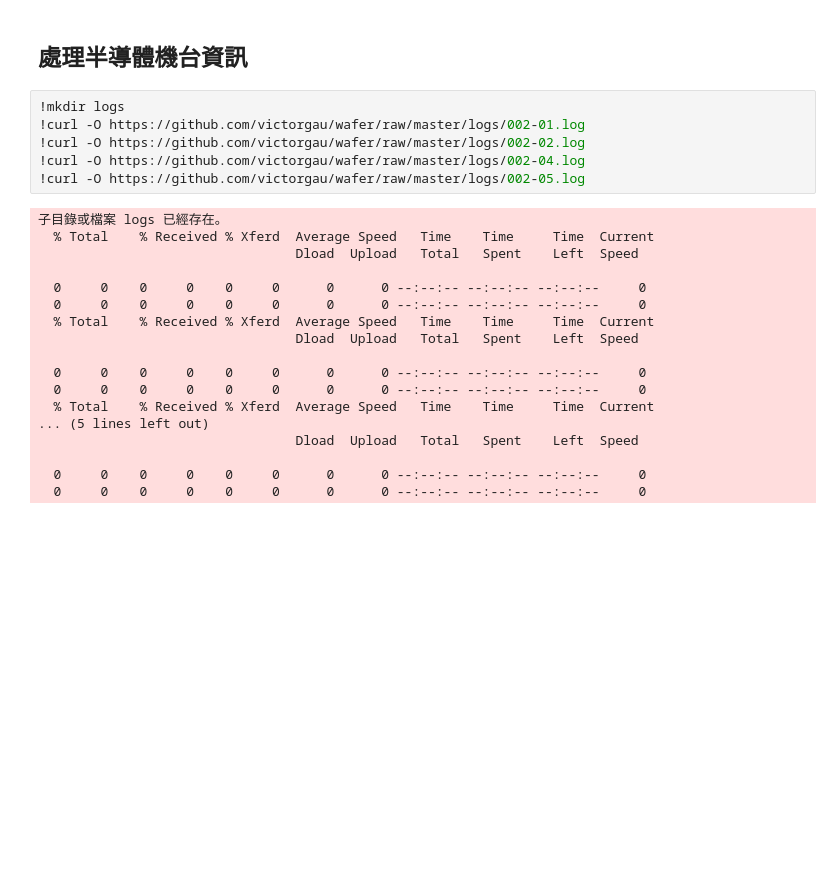
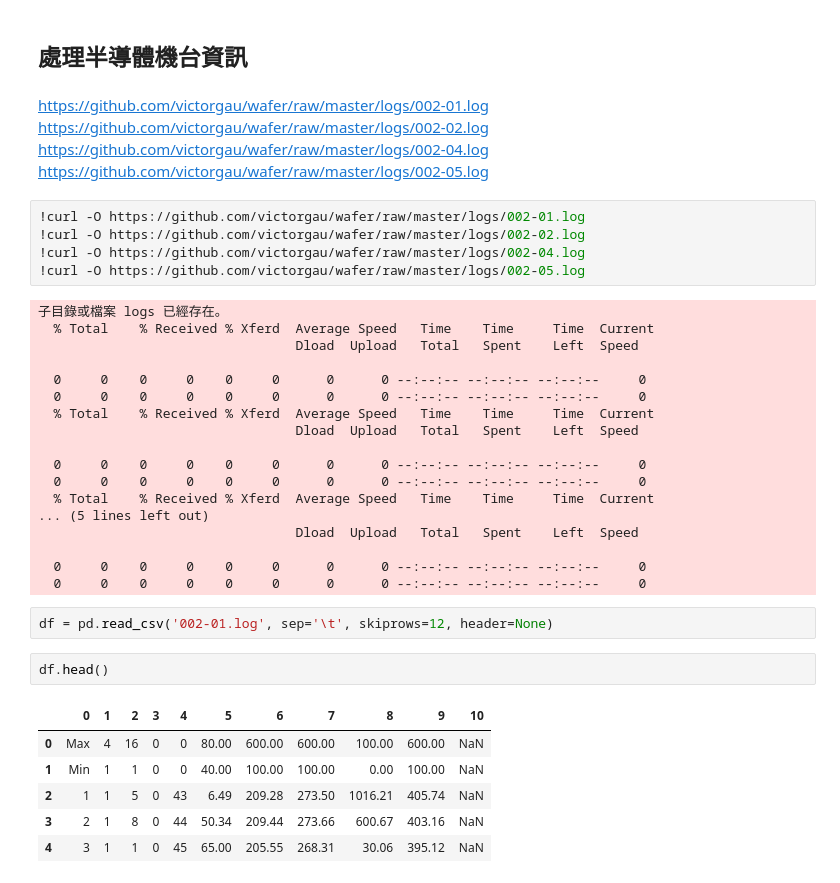
Before and after one commit to vcdemy/20240416, a Jupyter notebook: 2040416筆記.ipynb, the cells around one changed output. Drawn from its saved outputs; the diff is of its cells as text; blank space fills up the shorter version.

```diff
--- a/2040416筆記.ipynb
+++ b/2040416筆記.ipynb
@@ -528,8 +528,12 @@ Text(0, 0.5, 'value in x')
 [figure]
 # %% [markdown]
 ## 處理半導體機台資訊
+# %% [markdown]
+https://github.com/victorgau/wafer/raw/master/logs/002-01.log
+https://github.com/victorgau/wafer/raw/master/logs/002-02.log
+https://github.com/victorgau/wafer/raw/master/logs/002-04.log
+https://github.com/victorgau/wafer/raw/master/logs/002-05.log
 # %%
-!mkdir logs
 !curl -O https://github.com/victorgau/wafer/raw/master/logs/002-01.log
 !curl -O https://github.com/victorgau/wafer/raw/master/logs/002-02.log
 !curl -O https://github.com/victorgau/wafer/raw/master/logs/002-04.log
@@ -552,3 +556,14 @@ Text(0, 0.5, 'value in x')
 
   0     0    0     0    0     0      0      0 --:--:-- --:--:-- --:--:--     0
   0     0    0     0    0     0      0      0 --:--:-- --:--:-- --:--:--     0
+# %%
+df = pd.read_csv('002-01.log', sep='\t', skiprows=12, header=None)
+# %%
+df.head()
+# %% [output]
+|  | 0 | 1 | 2 | 3 | 4 | 5 | 6 | 7 | 8 | 9 | 10 |
+| 0 | Max | 4 | 16 | 0 | 0 | 80.00 | 600.00 | 600.00 | 100.00 | 600.00 | NaN |
+| 1 | Min | 1 | 1 | 0 | 0 | 40.00 | 100.00 | 100.00 | 0.00 | 100.00 | NaN |
+| 2 | 1 | 1 | 5 | 0 | 43 | 6.49 | 209.28 | 273.50 | 1016.21 | 405.74 | NaN |
+| 3 | 2 | 1 | 8 | 0 | 44 | 50.34 | 209.44 | 273.66 | 600.67 | 403.16 | NaN |
+| 4 | 3 | 1 | 1 | 0 | 45 | 65.00 | 205.55 | 268.31 | 30.06 | 395.12 | NaN |
```
